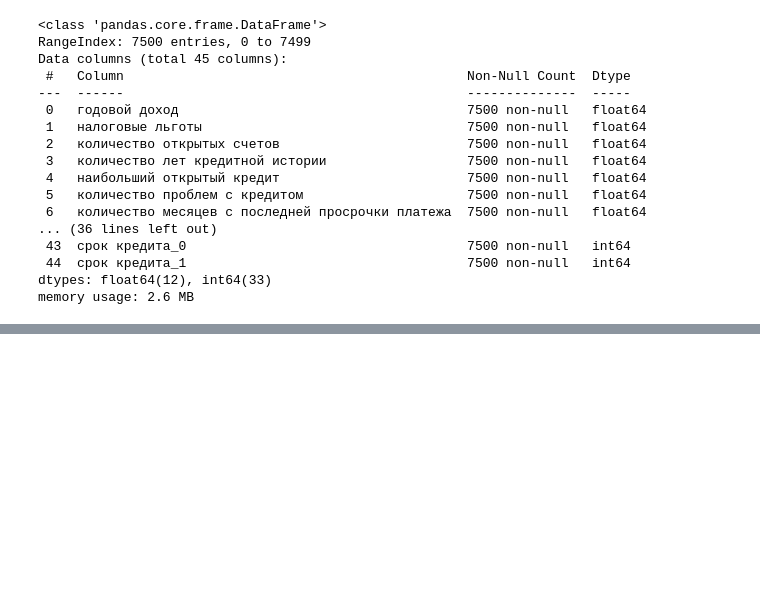
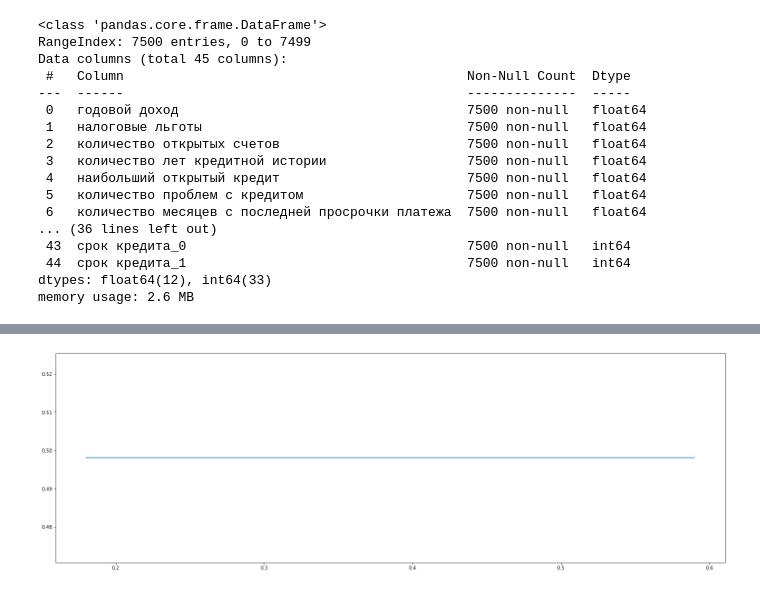
Before and after one commit to paldess/kursov_ml_2, a Jupyter notebook: kursov.ipynb, the cells around one changed output, grey strips where cells are left out. Saved outputs shown, nothing was run; the diff lists cells and outputs as text; code cells hidden in the pictures; blank space fills up the shorter version.

```diff
--- a/kursov.ipynb
+++ b/kursov.ipynb
@@ -139,0 +183,11 @@ f1_score(y_test, y_pred)
+# %%
+del_data = []
+good_data = []
+for i in data.keys():
+    if len(data[i].unique())>2:
+        if shapiro(data[i]).pvalue > 0.05:
+            print(i , 'норм' if ttest_ind(data[i][target == 0], data[i][target == 1]).pvalue <= 0.05 else 'удаляем')
+            good_data.append(i) if ttest_ind(data[i][target == 0], data[i][target == 1]).pvalue <= 0.05 else del_data.append(i)
+        elif shapiro(data[i]).pvalue < 0.05:
+            print(i , 'норм' if mannwhitneyu(data[i][target == 0], data[i][target == 1]).pvalue <= 0.05 else 'удаляем')
+            good_data.append(i) if mannwhitneyu(data[i][target == 0], data[i][target == 1]).pvalue <= 0.05 else del_data.append(i)
@@ -139,0 +238,15 @@ f1_score(y_test, y_pred)
+# %%
+x_train, x_test, y_train, y_test = train_test_split(data, target, test_size=0.3, random_state=42)
+qwe = []
+qw = []
+q = (i/100 for i in range(18, 60))
+for i in q:
+    xgb = XGBClassifier(eta=0.21, max_depth=8, n_jobs=7, )
+    xgb.fit(x_train, y_train)
+    y_pred = xgb.predict(x_test)
+    qw.append(f1_score(y_test, y_pred))
+    qwe.append(i)
+print(classification_report(y_test, y_pred))
+plt.plot(qwe, qw)
+plt.show()
+# %% [output]
@@ -139,0 +270 @@ f1_score(y_test, y_pred)
+[figure, added]
```
Also changed, not shown: parts of 16 cells of this notebook.
